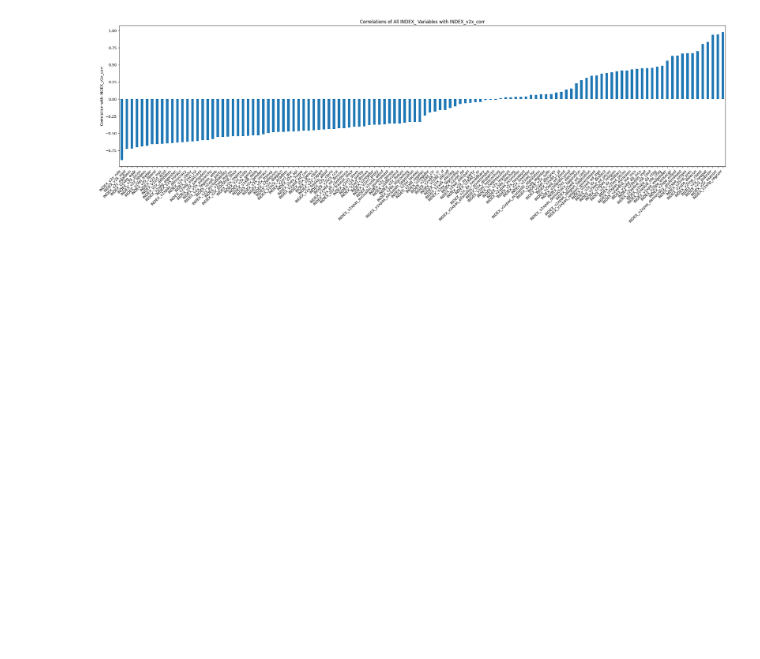
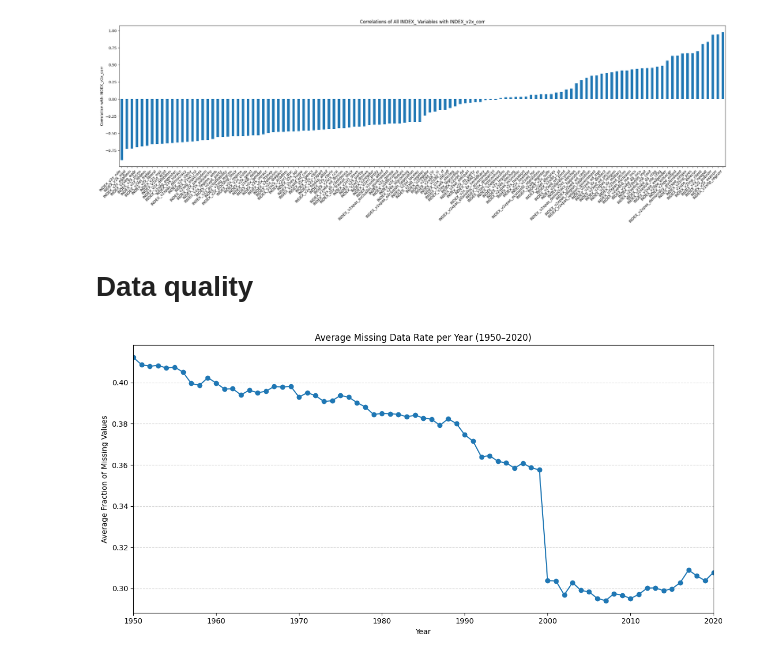
Before and after one commit to Paul-Elvis-Otto/mlPaper, a Jupyter notebook: notebooks/Final_EDA.ipynb, the cells around one changed output. Drawn from its saved outputs; the diff is of its cells as text; code cells hidden in the pictures; blank space fills up the shorter version.

Commit message:
added new data and analysis

```diff
--- a/notebooks/Final_EDA.ipynb
+++ b/notebooks/Final_EDA.ipynb
@@ -88,3 +90,36 @@ plt.tight_layout()
 plt.show()
 # %% [output]
 [figure]
+# %% [markdown]
+# Data quality
+# %%
+df = pd.read_parquet("../data/full.parquet")
+# %%
+import pandas as pd
+import matplotlib.pyplot as plt
+
+# Assume df is already loaded and has a 'year' column
+start_year, end_year = 1950, 2020
+
+# 1. Filter for the years of interest
+df_years = df[df['year'].between(start_year, end_year)]
+
+# 2. Group by year and compute the average missing‐value rate across columns
+missing_rate = (
+    df_years
+    .groupby('year')
+    .apply(lambda g: g.isna().mean().mean())
+)
+
+# 3. Plot the time series
+plt.figure(figsize=(12, 6))
+plt.plot(missing_rate.index, missing_rate.values, marker='o', linestyle='-')
+plt.xlabel('Year')
+plt.ylabel('Average Fraction of Missing Values')
+plt.title(f'Average Missing Data Rate per Year ({start_year}–{end_year})')
+plt.xlim(start_year, end_year)
+plt.grid(axis='y', linestyle='--', alpha=0.5)
+plt.tight_layout()
+plt.show()
+# %% [output]
+[figure, added]
```
Also changed, not shown: parts of 12 cells of this notebook, 9 other files.
